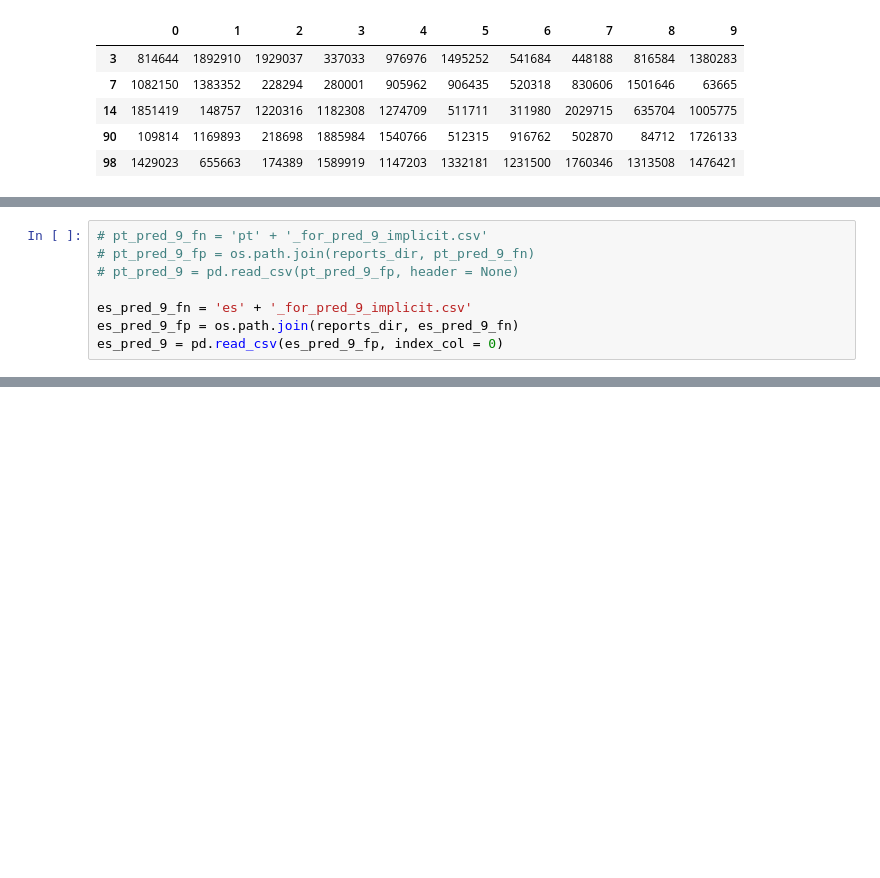
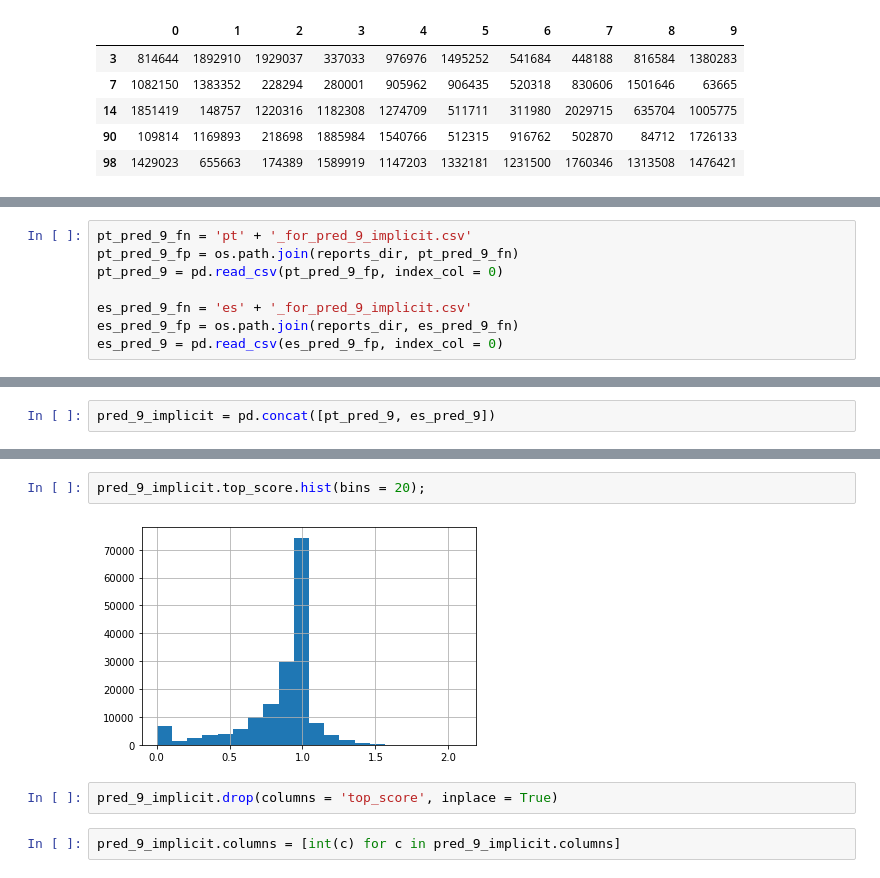
Before and after one commit to hitoshinagano/MercadoLibre_2020, a Jupyter notebook: notebooks/blender_implicit_with_search.ipynb, the cells around one changed output, grey strips where cells are left out. Drawn from its saved outputs; the diff is of its cells as text; blank space fills up the shorter version.

Commit message:
added pred_9...

```diff
--- a/notebooks/blender_implicit_with_search.ipynb
+++ b/notebooks/blender_implicit_with_search.ipynb
@@ -314,7 +338,7 @@ pt_search_recs.head()
 # %%
-# pt_pred_9_fn = 'pt' + '_for_pred_9_implicit.csv'
-# pt_pred_9_fp = os.path.join(reports_dir, pt_pred_9_fn)
-# pt_pred_9 = pd.read_csv(pt_pred_9_fp, header = None)
+pt_pred_9_fn = 'pt' + '_for_pred_9_implicit.csv'
+pt_pred_9_fp = os.path.join(reports_dir, pt_pred_9_fn)
+pt_pred_9 = pd.read_csv(pt_pred_9_fp, index_col = 0)
 
 es_pred_9_fn = 'es' + '_for_pred_9_implicit.csv'
 es_pred_9_fp = os.path.join(reports_dir, es_pred_9_fn)
@@ -337,0 +353,2 @@ es_pred_9
+# %%
+pred_9_implicit = pd.concat([pt_pred_9, es_pred_9])
@@ -337,0 +371,8 @@ es_pred_9
+# %%
+pred_9_implicit.top_score.hist(bins = 20);
+# %% [output]
+[figure, added]
+# %%
+pred_9_implicit.drop(columns = 'top_score', inplace = True)
+# %%
+pred_9_implicit.columns = [int(c) for c in pred_9_implicit.columns]
```
Also changed, not shown: parts of 22 cells of this notebook.
